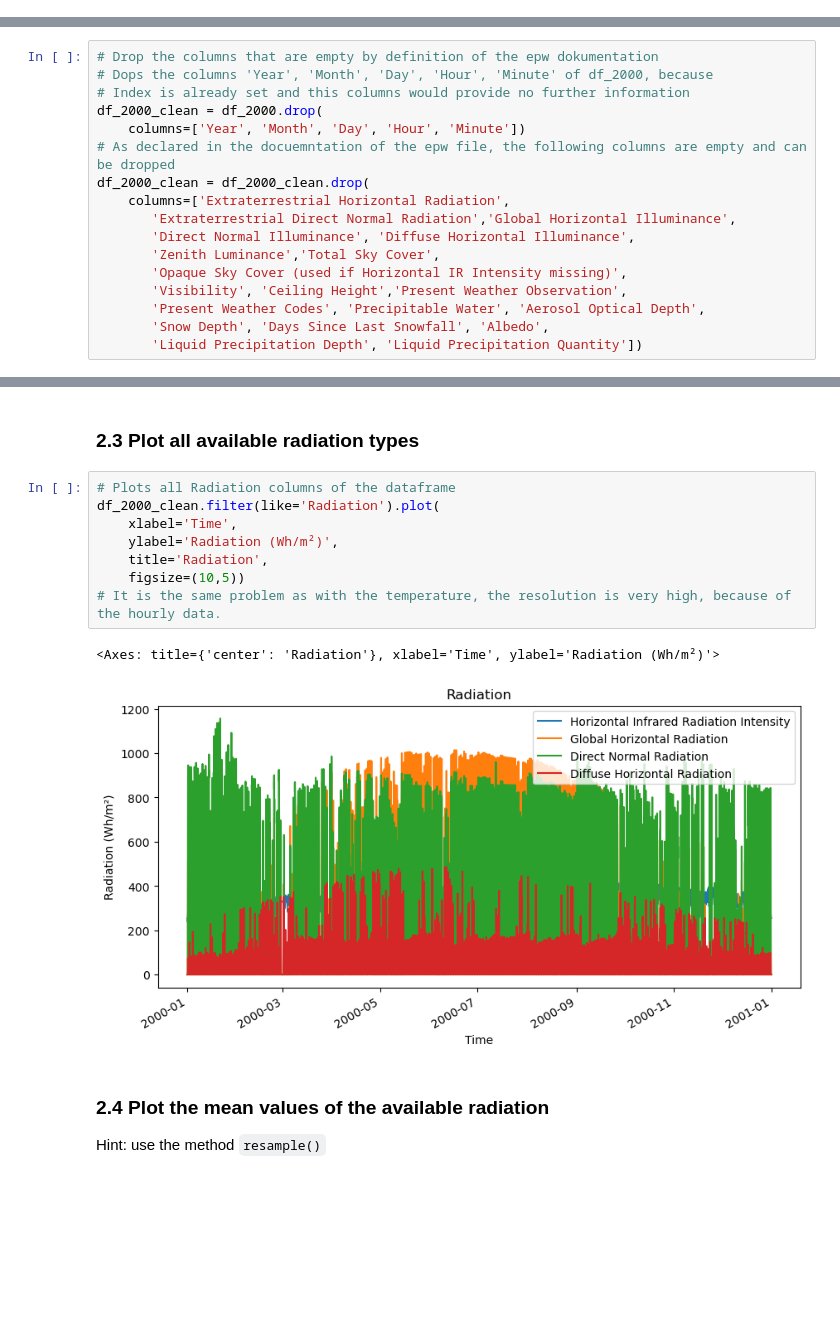
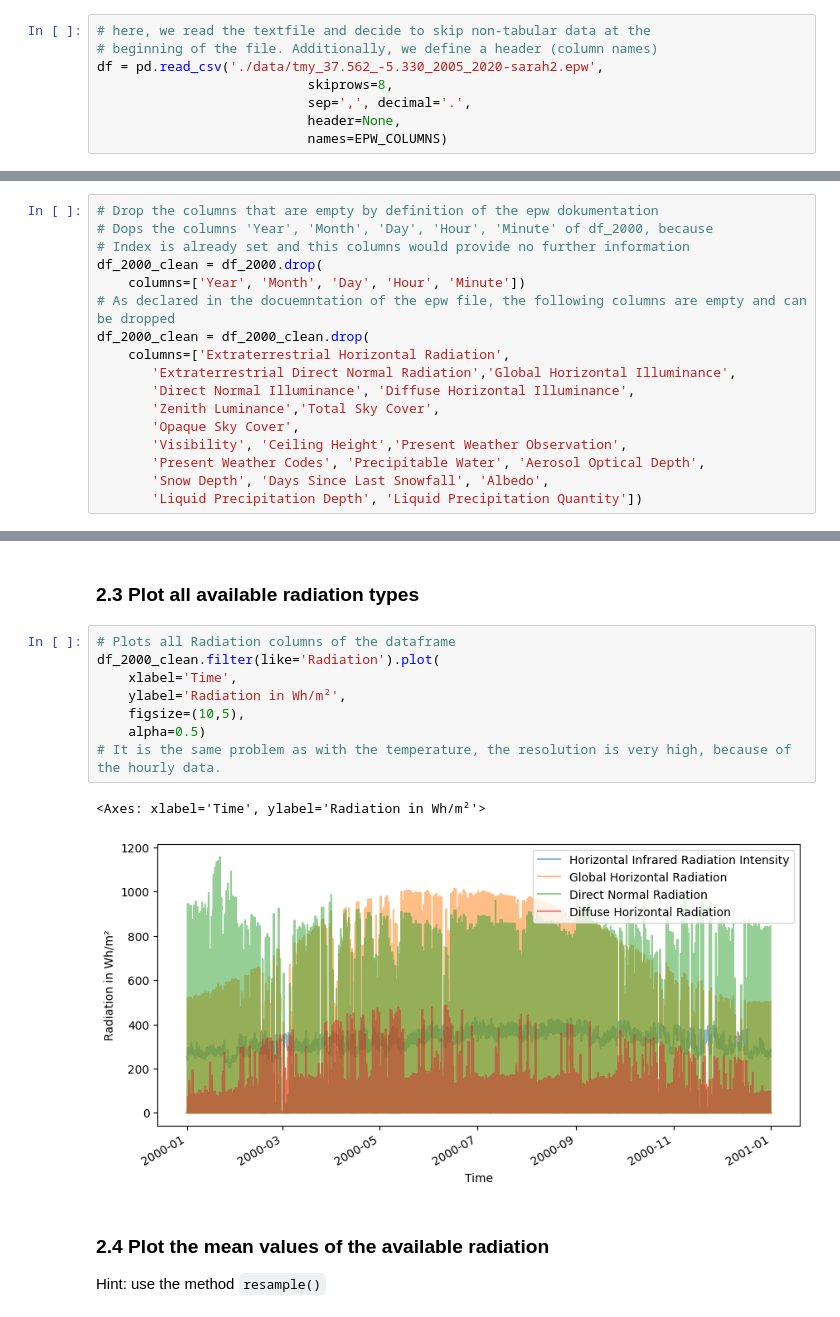
Before and after one commit to ddceruti/csp-exercises, a Jupyter notebook: 01/exercise_01-solution.ipynb, the cells around one changed output, grey strips where cells are left out. Cells and saved outputs as stored; diff of their text form; blank space fills up the shorter version.

```diff
--- a/01/exercise_01-solution.ipynb
+++ b/01/exercise_01-solution.ipynb
@@ -61,0 +84,8 @@ df = weather_file.dataframe
+# %%
+# here, we read the textfile and decide to skip non-tabular data at the
+# beginning of the file. Additionally, we define a header (column names)
+df = pd.read_csv('./data/tmy_37.562_-5.330_2005_2020-sarah2.epw',
+                           skiprows=8,
+                           sep=',', decimal='.',
+                           header=None,
+                           names=EPW_COLUMNS)
@@ -171,7 +211,7 @@ df_2000_clean = df_2000_clean.drop(
        'Extraterrestrial Direct Normal Radiation','Global Horizontal Illuminance',
        'Direct Normal Illuminance', 'Diffuse Horizontal Illuminance',
        'Zenith Luminance','Total Sky Cover',
-       'Opaque Sky Cover (used if Horizontal IR Intensity missing)',
+       'Opaque Sky Cover',
        'Visibility', 'Ceiling Height','Present Weather Observation',
        'Present Weather Codes', 'Precipitable Water', 'Aerosol Optical Depth',
        'Snow Depth', 'Days Since Last Snowfall', 'Albedo',
@@ -255,14 +293,14 @@ df_2000_clean["Dry Bulb Temperature"].resample("D").mean().plot(
 # %%
 # Plots all Radiation columns of the dataframe
 df_2000_clean.filter(like='Radiation').plot(
     xlabel='Time',
-    ylabel='Radiation (Wh/m²)',
-    title='Radiation',
-    figsize=(10,5))
+    ylabel='Radiation in Wh/m²',
+    figsize=(10,5),
+    alpha=0.5)
 # It is the same problem as with the temperature, the resolution is very high, because of the hourly data.
 # %% [output]
-<Axes: title={'center': 'Radiation'}, xlabel='Time', ylabel='Radiation (Wh/m²)'>
+<Axes: xlabel='Time', ylabel='Radiation in Wh/m²'>
-[figure, old version]
+[figure, new version]
 # %% [markdown]
 ### 2.4 Plot the mean values of the available radiation
 
```
Also changed, not shown: parts of 30 cells of this notebook, 3 other files.
